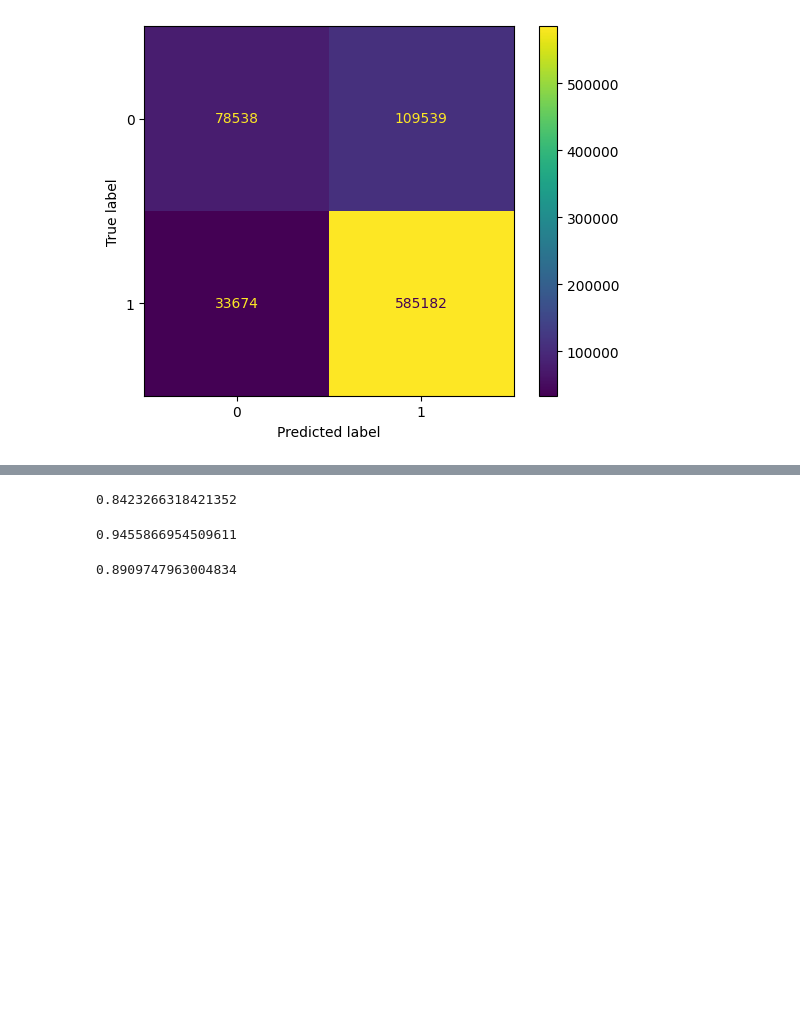
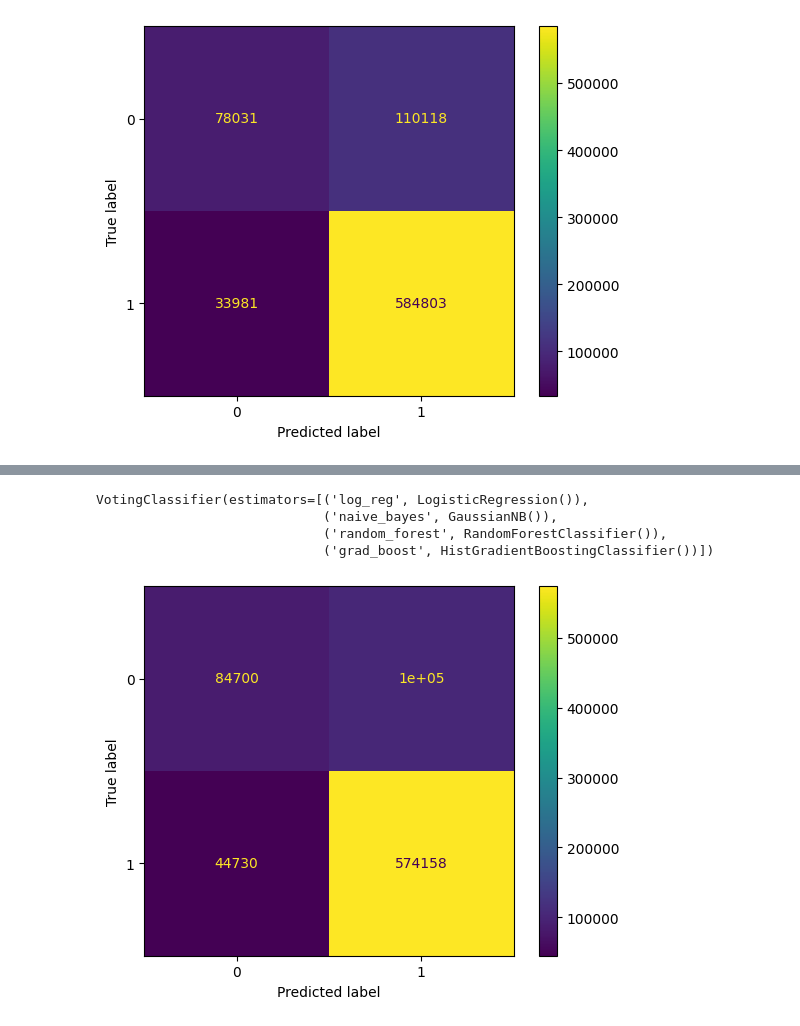
Before and after one commit to Amazing-Team-Name/data-modeling, a Jupyter notebook: main.ipynb, the cells around one changed output, grey strips where cells are left out. Cells and saved outputs as stored; diff of their text form; code cells hidden in the pictures; blank space fills up the shorter version.

```diff
--- a/main.ipynb
+++ b/main.ipynb
@@ -374,7 +310,7 @@ model = LogisticRegression()
 ad_user_ids = ad_data.select(pl.col("user_id")).unique().collect()
 # %%
 feed_cl = feed_data.with_columns([
-    pl.col("user_id").is_in(ad_user_ids).alias("clicked").cast(pl.Int64),
+    pl.col("user_id").is_in(ad_user_ids).alias("clicked"),
     pl.col("e_et").dt.hour().alias("hour"),
 ])
 # %%
@@ -404,7 +343,7 @@ rel_feed_cols = feed_cl.select([
     "u_feedLifeCycle",
     "u_browserLifeCycle",
     "clicked",
-    # "InterestedST",
+    "InterestedST",
     # "hour",
 ])
 
@@ -544,12 +480,22 @@ metrics.accuracy_score(test_gb_y, model_gb.predict(test_gb_X).round())
-# %%
-metrics.precision_score(test_gb_y, model_gb.predict(test_gb_X).round())
-# %% [output]
-0.8423266318421352
-# %%
-metrics.recall_score(test_gb_y, model_gb.predict(test_gb_X).round())
-# %% [output]
-0.9455866954509611
-# %%
-metrics.f1_score(test_gb_y, model_gb.predict(test_gb_X).round())
-# %% [output]
-0.8909747963004834
+# %%
+from sklearn.ensemble import VotingClassifier, RandomForestClassifier, HistGradientBoostingClassifier
+
+model_voting = VotingClassifier([
+    ("log_reg", LogisticRegression()),
+    ("naive_bayes", GaussianNB()),
+    ("random_forest", RandomForestClassifier()),
+    ("grad_boost", HistGradientBoostingClassifier()),
+])
+# %%
+model_voting.fit(train_X, train_y)
+# %% [output]
+VotingClassifier(estimators=[('log_reg', LogisticRegression()),
+                             ('naive_bayes', GaussianNB()),
+                             ('random_forest', RandomForestClassifier()),
+                             ('grad_boost', HistGradientBoostingClassifier())])
+# %%
+_ = metrics.ConfusionMatrixDisplay(
+    metrics.confusion_matrix(test_y, model_voting.predict(test_X))
+).plot()
+# %% [output]
+[figure, added]
```
Also changed, not shown: parts of 34 cells of this notebook, 2 other files.
